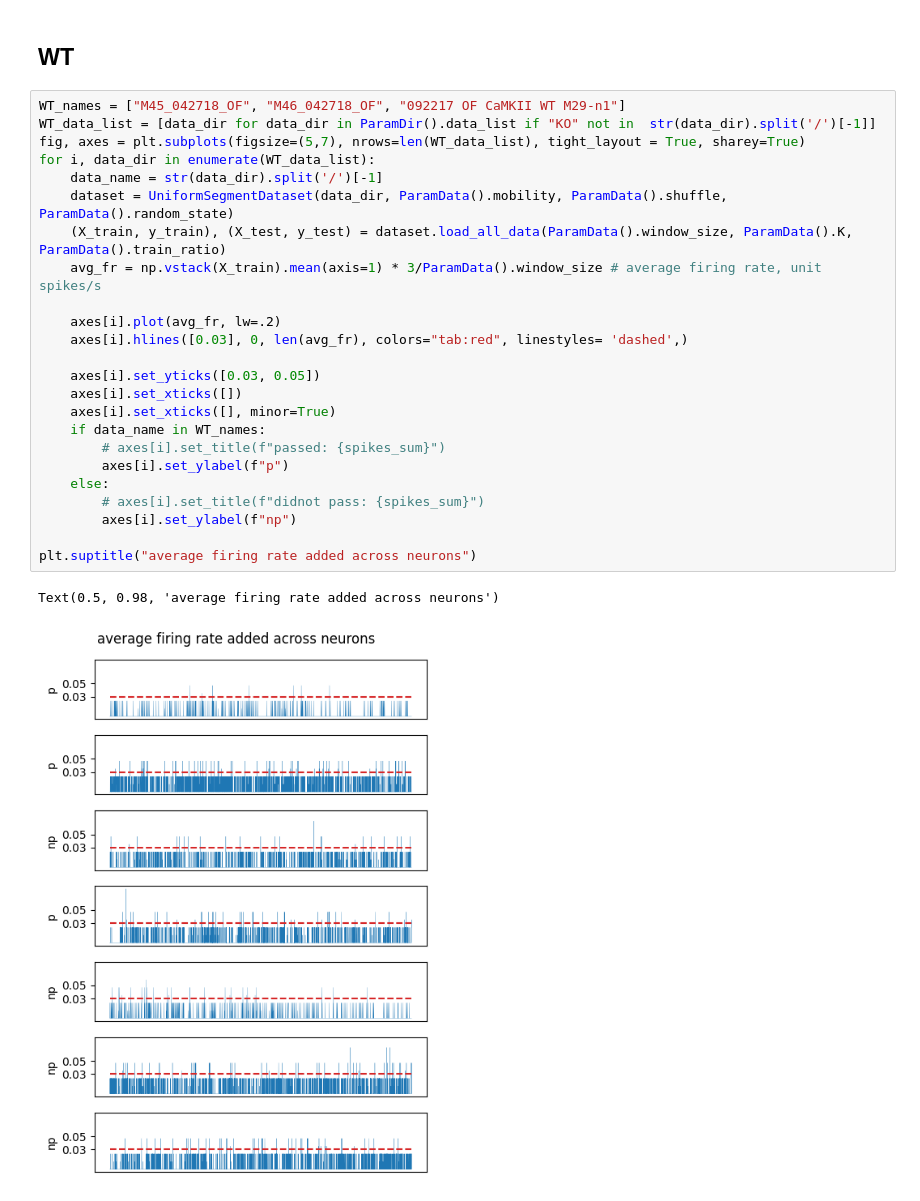
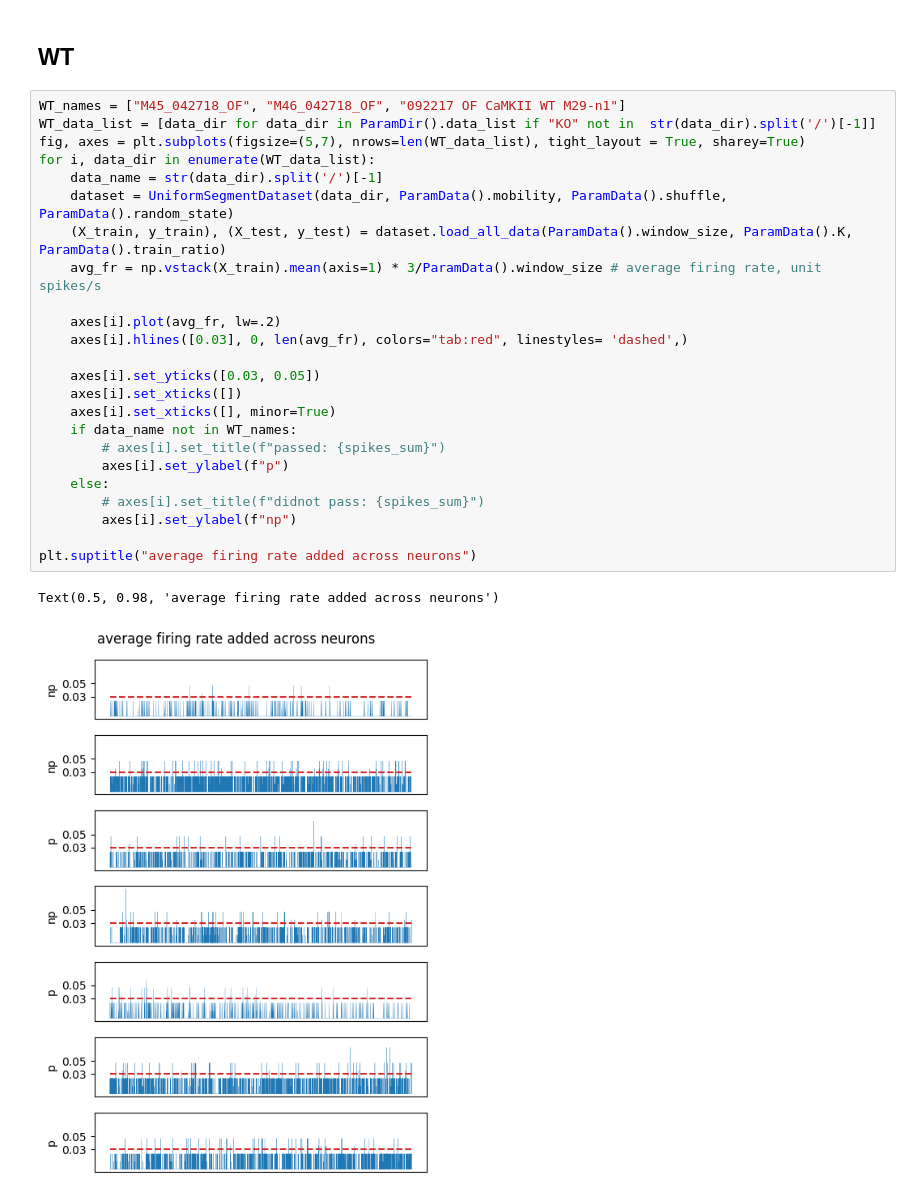
Before and after one commit to kisaragiRY/decoding-DG, a Jupyter notebook: notebooks/4-individual-analysis/02-average-firing-rate.ipynb, the cells around one changed output. Saved outputs shown, nothing was run; the diff lists cells and outputs as text.

```diff
--- a/notebooks/4-individual-analysis/02-average-firing-rate.ipynb
+++ b/notebooks/4-individual-analysis/02-average-firing-rate.ipynb
@@ -77,30 +77,30 @@ didnot pass:
 # %%
 WT_names = ["M45_042718_OF", "M46_042718_OF", "092217 OF CaMKII WT M29-n1"]
 WT_data_list = [data_dir for data_dir in ParamDir().data_list if "KO" not in  str(data_dir).split('/')[-1]]
 fig, axes = plt.subplots(figsize=(5,7), nrows=len(WT_data_list), tight_layout = True, sharey=True)
 for i, data_dir in enumerate(WT_data_list):
     data_name = str(data_dir).split('/')[-1]
     dataset = UniformSegmentDataset(data_dir, ParamData().mobility, ParamData().shuffle, ParamData().random_state)
     (X_train, y_train), (X_test, y_test) = dataset.load_all_data(ParamData().window_size, ParamData().K, ParamData().train_ratio)
     avg_fr = np.vstack(X_train).mean(axis=1) * 3/ParamData().window_size # average firing rate, unit spikes/s
 
     axes[i].plot(avg_fr, lw=.2)
     axes[i].hlines([0.03], 0, len(avg_fr), colors="tab:red", linestyles= 'dashed',)
 
     axes[i].set_yticks([0.03, 0.05])
     axes[i].set_xticks([])
     axes[i].set_xticks([], minor=True)
-    if data_name in WT_names:
+    if data_name not in WT_names:
         # axes[i].set_title(f"passed: {spikes_sum}")
         axes[i].set_ylabel(f"p")
     else:
         # axes[i].set_title(f"didnot pass: {spikes_sum}")
         axes[i].set_ylabel(f"np")
 
 plt.suptitle("average firing rate added across neurons")
 # %% [output]
 Text(0.5, 0.98, 'average firing rate added across neurons')
-[figure, old version]
+[figure, new version]
 # %%
 fig, ax = plt.subplots( tight_layout = True, sharey=True)
 
```
Also changed, not shown: parts of 3 cells of this notebook.
